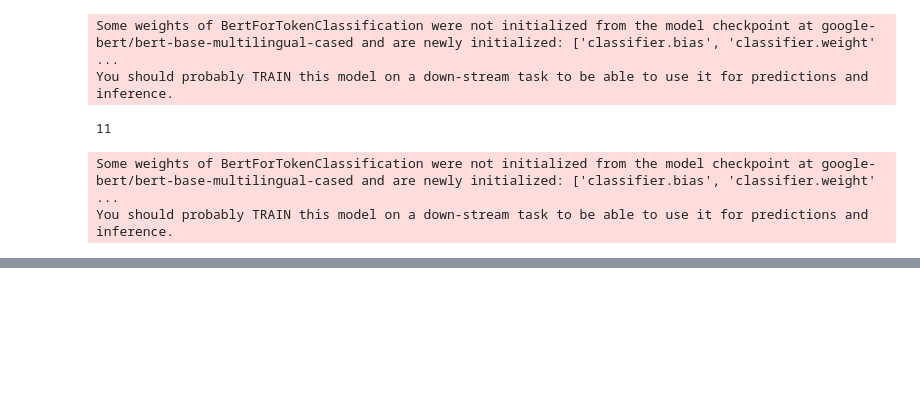
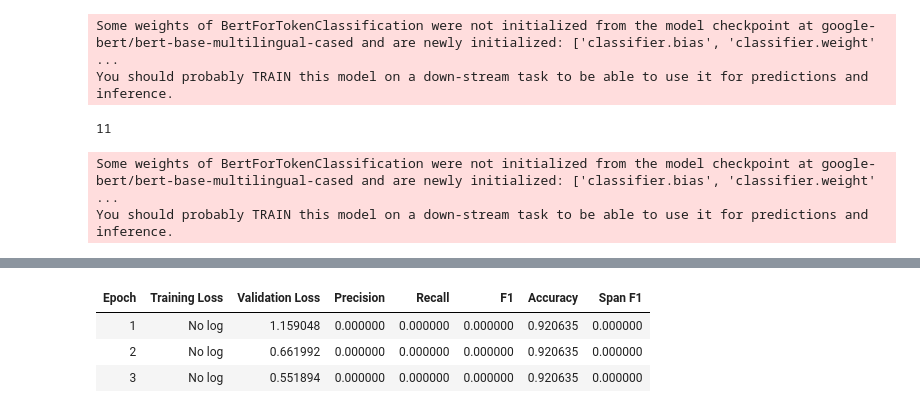
Before and after one commit to ITUprojects/NLP, a Jupyter notebook: src/playground_Pedro.ipynb, the cells around one changed output, grey strips where cells are left out. Drawn from its saved outputs; the diff is of its cells as text; code cells hidden in the pictures; blank space fills up the shorter version.

```diff
--- a/src/playground_Pedro.ipynb
+++ b/src/playground_Pedro.ipynb
@@ -137,7 +137,7 @@ def iob2_to_datasets(file_path, reference_path):
 
     datasets = DatasetDict({
         "train": dataset.cast(features),
-        "val_ger": reference_german.cast(features),
+        "val_de": reference_german.cast(features),
         "val_fr": reference_french.cast(features),
         "val_en": reference_english.cast(features),
     })
@@ -278,36 +276,89 @@ args = TrainingArguments(
 import os
 import pandas as pd
 
-def fine_tune_models_in_folder(folder_path, output_dir):
-    files = os.listdir(folder_path)
+llang = {
+    "fr": "French",
+    "en": "English",
+    "de": "German"
+}
 
-    for file in files:
-        file_path = os.path.join(folder_path, file)
+# create new datframe for results.
+df = pd.DataFrame(columns=["train_lang", "train_file", "test_lang", "precision", "recall", "f1", "accuracy", "span_f1"])
+for lang in ["fr", "en", "de"]:
 
-        de_ds = iob2_to_datasets(file_path, reference_grp_path)
+    def fine_tune_models_in_folder(folder_path, output_dir):
+        files = os.listdir(folder_path)
 
-        tokenized_ds = de_ds.map(tokenize_and_align_labels, batched=True)
+        for file in files:
+            file_path = os.path.join(folder_path, file)
 
-        model = AutoModelForTokenClassification.from_pretrained(
-            model_id, num_labels=len(label_names)
-        )
+            data = iob2_to_datasets(file_path, reference_grp_path)
 
-        trainer = Trainer(
-            model=model,
-            args=args,
-            train_dataset=tokenized_ds["train"],
-            eval_dataset=tokenized_ds["val_fr"],
-            compute_metrics=compute_metrics,
+            tokenized_ds = data.map(tokenize_and_align_labels, batched=True)
 
-        )
+            model = AutoModelForTokenClassification.from_pretrained(
+                model_id, num_labels=len(label_names)
+            )
 
-        trainer.predict(tokenized_ds["val_fr"])
+            trainer = Trainer(
+                model=model,
+                args=args,
+                train_dataset=tokenized_ds["train"],
+                eval_dataset=tokenized_ds["val_" + lang],
+                compute_metrics=compute_metrics,
 
+            )
 
-folder_path = '../data/TaggedSeparated/French'
-output_dir = '../Models/m_fr'
+            trainer.train()
 
-fine_tune_models_in_folder(folder_path, output_dir)
+            res_de = trainer.predict(tokenized_ds["val_de"]).metrics
+            res_fr = trainer.predict(tokenized_ds["val_fr"]).metrics
+            res_en = trainer.predict(tokenized_ds["val_en"]).metrics
+
+            print (res_de)
+
+            # Append result to dataframe
+            df.loc[-1] = [
+                llang[lang],
+                file,
+                "german",
+                res_de["test_precision"],
+                res_de["test_recall"],
+                res_de["test_f1"],
+                res_de["test_accuracy"],
+                res_de["test_span_f1"]
+            ]
+            df.index = df.index + 1
+            df.loc[-1] = [
+                llang[lang],
+                file,
+                "french",
+                res_fr["test_precision"],
+                res_fr["test_recall"],
+                res_fr["test_f1"],
+                res_fr["test_accuracy"],
+                res_fr["test_span_f1"]
+            ]
+            df.index = df.index + 1
+            df.loc[-1] = [
+                llang[lang],
+                file,
+                "english",
+                res_en["test_precision"],
+                res_en["test_recall"],
+                res_en["test_f1"],
+                res_en["test_accuracy"],
+                res_en["test_span_f1"]
+            ]
+            df.index = df.index + 1
+
+    folder_path = '../data/TaggedSeparated/' + llang[lang]
+    output_dir = '../Models/m_' + lang
+
+    fine_tune_models_in_folder(folder_path, output_dir)
+
+# Save dataframe as tsv
+df.to_csv('results.tsv', sep='\t', index=False)
 # %% [output]
 Some weights of BertForTokenClassification were not initialized from the model checkpoint at google-bert/bert-base-multilingual-cased and are newly initialized: ['classifier.bias', 'classifier.weight' ...
 You should probably TRAIN this model on a down-stream task to be able to use it for predictions and inference.
@@ -314,0 +366,4 @@ You should probably TRAIN this model on a down-stream task to be able to use it
+| Epoch | Training Loss | Validation Loss | Precision | Recall | F1 | Accuracy | Span F1 |
+| 1 | No log | 1.159048 | 0.000000 | 0.000000 | 0.000000 | 0.920635 | 0.000000 |
+| 2 | No log | 0.661992 | 0.000000 | 0.000000 | 0.000000 | 0.920635 | 0.000000 |
+| 3 | No log | 0.551894 | 0.000000 | 0.000000 | 0.000000 | 0.920635 | 0.000000 |
```
Also changed, not shown: parts of 3 cells of this notebook.
